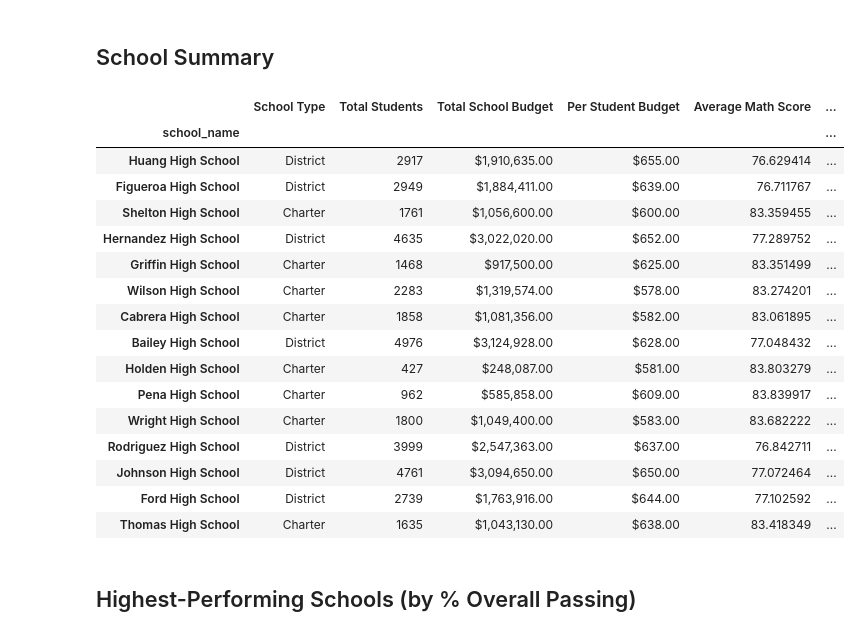
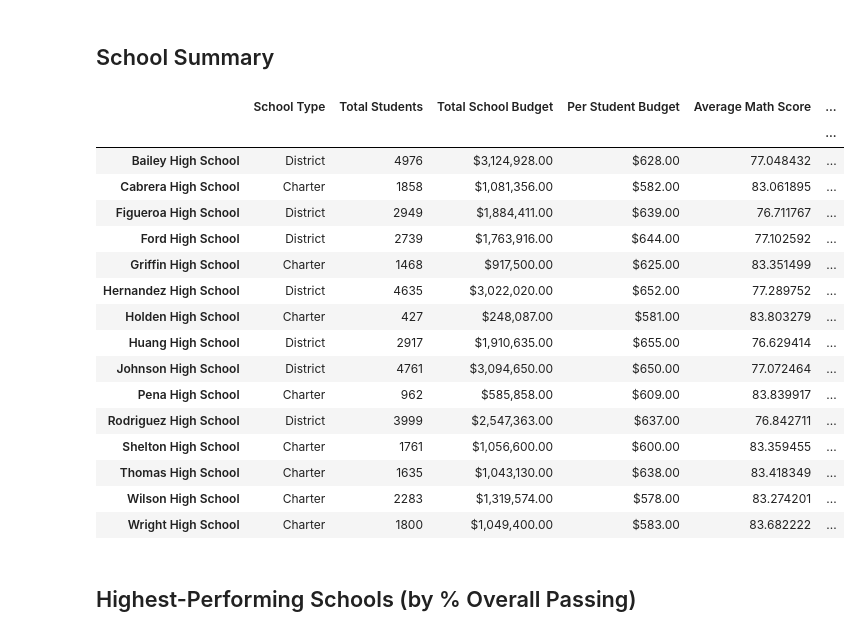
Before and after one commit to thomasjngo/School-Metrics-Analysis, a Jupyter notebook: PyCitySchools/PyCitySchools_starter.ipynb, the cells around one changed output. Drawn from its saved outputs; the diff is of its cells as text; code cells hidden in the pictures.

```diff
--- a/PyCitySchools/PyCitySchools_starter.ipynb
+++ b/PyCitySchools/PyCitySchools_starter.ipynb
@@ -157,35 +157,37 @@ overall_passing_rate = school_students_passing_math_and_reading / per_school_cou
 # %%
 # Create a DataFrame called `per_school_summary` with columns for the calculations above.
 
 #per_school_summary = pd.DataFrame({"School Type": [school_types], "Total Students": [per_school_counts], "Total School Budget": [per_school_budget], "Per Student Budget": [per_school_capita], "Average Math Score": [per_school_math], "Average Reading Score": [per_school_reading], "% Passing Math": [per_school_passing_math], "% Passing Reading": [per_school_passing_reading], "% Overall Passing": [overall_passing_rate]})
 #per_school_summary = pd.concat([school_types, per_school_counts, per_school_budget, per_school_capita, per_school_math, per_school_reading, per_school_passing_math, per_school_passing_reading, overall_passing_rate], axis=1)
 
 per_school_summary = pd.concat([school_types, per_school_counts, per_school_budget, per_school_capita, per_school_math, per_school_reading, per_school_passing_math, per_school_passing_reading, overall_passing_rate], axis=1, keys=['School Type', 'Total Students', 'Total School Budget', 'Per Student Budget', 'Average Math Score', 'Average Reading Score', '% Passing Math', '% Passing Reading', '% Overall Passing'])
 
 # Formatting
 per_school_summary["Total School Budget"] = per_school_summary["Total School Budget"].map("${:,.2f}".format)
 per_school_summary["Per Student Budget"] = per_school_summary["Per Student Budget"].map("${:,.2f}".format)
 
 # Display the DataFrame
+per_school_summary = per_school_summary.sort_index()
+per_school_summary = per_school_summary.rename_axis('')
 per_school_summary
 # %% [output]
 |  | School Type | Total Students | Total School Budget | Per Student Budget | Average Math Score | ... |
-| school_name |  |  |  |  |  | ... |
+|  |  |  |  |  |  | ... |
+| Bailey High School | District | 4976 | $3,124,928.00 | $628.00 | 77.048432 | ... |
+| Cabrera High School | Charter | 1858 | $1,081,356.00 | $582.00 | 83.061895 | ... |
+| Figueroa High School | District | 2949 | $1,884,411.00 | $639.00 | 76.711767 | ... |
+| Ford High School | District | 2739 | $1,763,916.00 | $644.00 | 77.102592 | ... |
+| Griffin High School | Charter | 1468 | $917,500.00 | $625.00 | 83.351499 | ... |
+| Hernandez High School | District | 4635 | $3,022,020.00 | $652.00 | 77.289752 | ... |
+| Holden High School | Charter | 427 | $248,087.00 | $581.00 | 83.803279 | ... |
 | Huang High School | District | 2917 | $1,910,635.00 | $655.00 | 76.629414 | ... |
-| Figueroa High School | District | 2949 | $1,884,411.00 | $639.00 | 76.711767 | ... |
+| Johnson High School | District | 4761 | $3,094,650.00 | $650.00 | 77.072464 | ... |
+| Pena High School | Charter | 962 | $585,858.00 | $609.00 | 83.839917 | ... |
+| Rodriguez High School | District | 3999 | $2,547,363.00 | $637.00 | 76.842711 | ... |
 | Shelton High School | Charter | 1761 | $1,056,600.00 | $600.00 | 83.359455 | ... |
-| Hernandez High School | District | 4635 | $3,022,020.00 | $652.00 | 77.289752 | ... |
-| Griffin High School | Charter | 1468 | $917,500.00 | $625.00 | 83.351499 | ... |
+| Thomas High School | Charter | 1635 | $1,043,130.00 | $638.00 | 83.418349 | ... |
 | Wilson High School | Charter | 2283 | $1,319,574.00 | $578.00 | 83.274201 | ... |
-| Cabrera High School | Charter | 1858 | $1,081,356.00 | $582.00 | 83.061895 | ... |
-| Bailey High School | District | 4976 | $3,124,928.00 | $628.00 | 77.048432 | ... |
-| Holden High School | Charter | 427 | $248,087.00 | $581.00 | 83.803279 | ... |
-| Pena High School | Charter | 962 | $585,858.00 | $609.00 | 83.839917 | ... |
 | Wright High School | Charter | 1800 | $1,049,400.00 | $583.00 | 83.682222 | ... |
-| Rodriguez High School | District | 3999 | $2,547,363.00 | $637.00 | 76.842711 | ... |
-| Johnson High School | District | 4761 | $3,094,650.00 | $650.00 | 77.072464 | ... |
-| Ford High School | District | 2739 | $1,763,916.00 | $644.00 | 77.102592 | ... |
-| Thomas High School | Charter | 1635 | $1,043,130.00 | $638.00 | 83.418349 | ... |
 # %% [markdown]
 ## Highest-Performing Schools (by % Overall Passing)
 # %%
```
